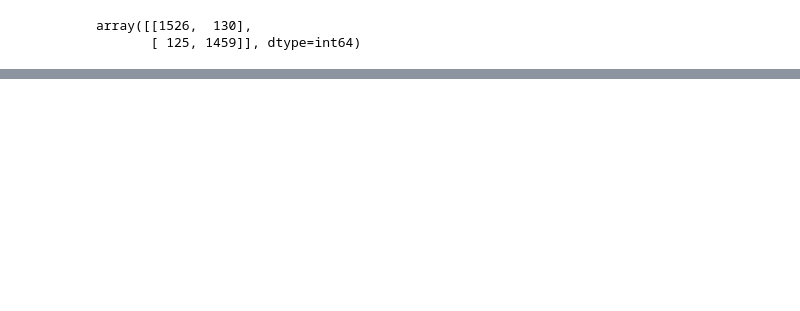
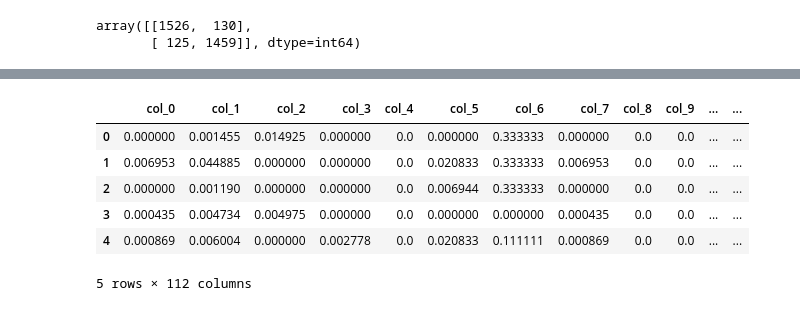
Before and after one commit to KizMan-23/finance_fraud, a Jupyter notebook: fraud_detection.ipynb, the cells around one changed output, grey strips where cells are left out. Drawn from its saved outputs; the diff is of its cells as text; code cells hidden in the pictures; blank space fills up the shorter version.

```diff
--- a/fraud_detection.ipynb
+++ b/fraud_detection.ipynb
@@ -436,0 +438,22 @@ array([[1526,  130],
+# %%
+#standardized data
+
+standardize = MinMaxScaler()
+
+stand_fraud = standardize.fit_transform(fraud_df.drop('targets', axis=1))
+#transform only the predictors
+# %%
+feature_index = fraud_df.drop('targets', axis=1).index
+feature_column = fraud_df.drop('targets', axis=1).columns
+
+stand_fraud = pd.DataFrame(stand_fraud,index = feature_index, columns=feature_column)
+# %%
+stand_fraud.head()
+# %% [output]
+|  | col_0 | col_1 | col_2 | col_3 | col_4 | col_5 | col_6 | col_7 | col_8 | col_9 | ... | ... |
+| 0 | 0.000000 | 0.001455 | 0.014925 | 0.000000 | 0.0 | 0.000000 | 0.333333 | 0.000000 | 0.0 | 0.0 | ... | ... |
+| 1 | 0.006953 | 0.044885 | 0.000000 | 0.000000 | 0.0 | 0.020833 | 0.333333 | 0.006953 | 0.0 | 0.0 | ... | ... |
+| 2 | 0.000000 | 0.001190 | 0.000000 | 0.000000 | 0.0 | 0.006944 | 0.333333 | 0.000000 | 0.0 | 0.0 | ... | ... |
+| 3 | 0.000435 | 0.004734 | 0.004975 | 0.000000 | 0.0 | 0.000000 | 0.000000 | 0.000435 | 0.0 | 0.0 | ... | ... |
+| 4 | 0.000869 | 0.006004 | 0.000000 | 0.002778 | 0.0 | 0.020833 | 0.111111 | 0.000869 | 0.0 | 0.0 | ... | ... |
+5 rows × 112 columns
```
Also changed, not shown: parts of 19 cells of this notebook.
